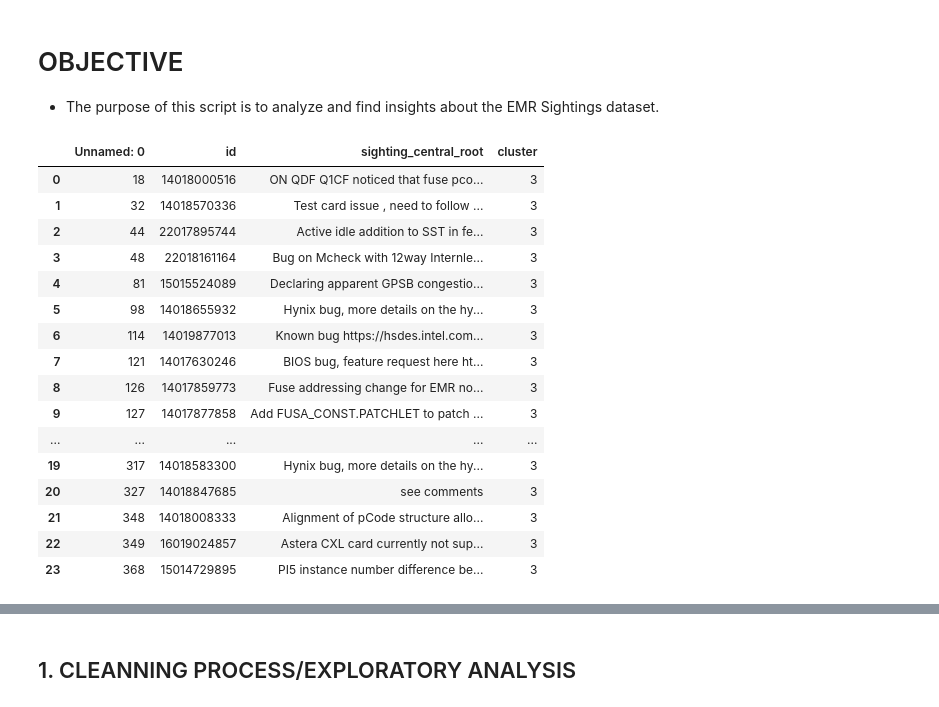
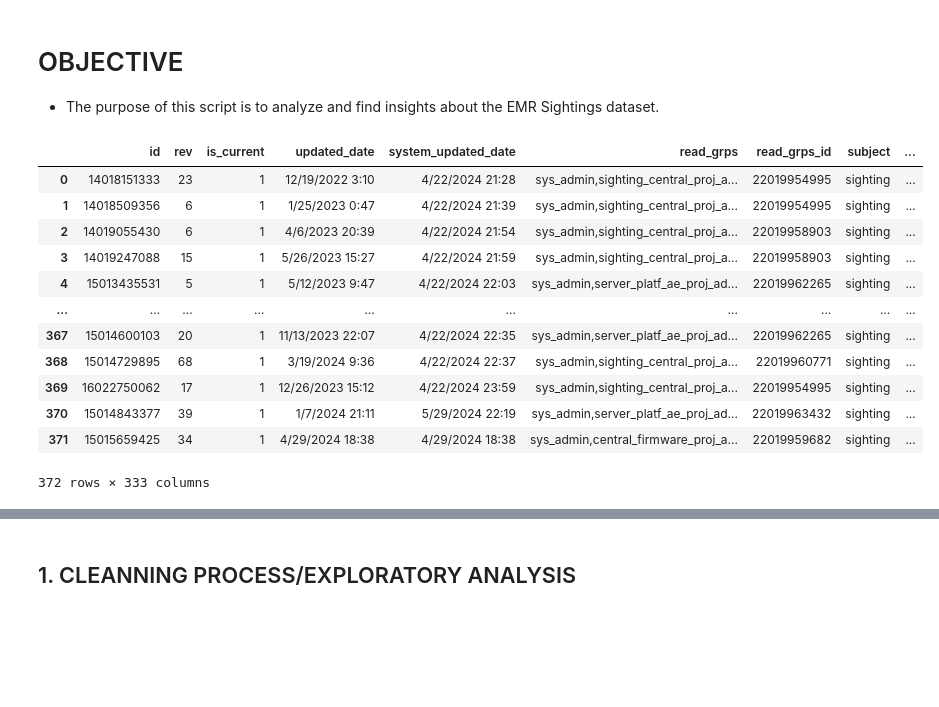
Before and after one commit to oscarhernandezmartinez/AI_WORKSHOP, a Jupyter notebook: TEAM2_EMR_AI_WORKSHOP.ipynb, the cells around one changed output, grey strips where cells are left out. Saved outputs shown, nothing was run; the diff lists cells and outputs as text; code cells hidden in the pictures; blank space fills up the shorter version.

```diff
--- a/TEAM2_EMR_AI_WORKSHOP.ipynb
+++ b/TEAM2_EMR_AI_WORKSHOP.ipynb
@@ -4,29 +4,25 @@
 # %%
 import pandas as pd
 import numpy as np
 import seaborn as sns
 from datetime import datetime
 #from sklearn.model_selection import train_test_split
 import sklearn as sl
 import matplotlib.pyplot as plt
 pd.set_option("display.max_columns",200)
-emr_data=pd.read_csv('C:/Users/oscarahe/OneDrive - Intel Corporation/Desktop/Exceles/clustertres.csv')
+emr_data=pd.read_csv('C:/Users/oscarahe/OneDrive - Intel Corporation/Desktop/Exceles/query2.csv')
 emr_data
 # %% [output]
-|  | Unnamed: 0 | id | sighting_central_root | cluster |
-| 0 | 18 | 14018000516 | ON QDF Q1CF noticed that fuse pco... | 3 |
-| 1 | 32 | 14018570336 | Test card issue , need to follow ... | 3 |
-| 2 | 44 | 22017895744 | Active idle addition to SST in fe... | 3 |
-| 3 | 48 | 22018161164 | Bug on Mcheck with 12way Internle... | 3 |
-| 4 | 81 | 15015524089 | Declaring apparent GPSB congestio... | 3 |
-| 5 | 98 | 14018655932 | Hynix bug, more details on the hy... | 3 |
-| 6 | 114 | 14019877013 | Known bug https://hsdes.intel.com... | 3 |
-| 7 | 121 | 14017630246 | BIOS bug, feature request here ht... | 3 |
-| 8 | 126 | 14017859773 | Fuse addressing change for EMR no... | 3 |
-| 9 | 127 | 14017877858 | Add FUSA_CONST.PATCHLET to patch ... | 3 |
-| ... | ... | ... | ... | ... |
-| 19 | 317 | 14018583300 | Hynix bug, more details on the hy... | 3 |
-| 20 | 327 | 14018847685 | see comments | 3 |
-| 21 | 348 | 14018008333 | Alignment of pCode structure allo... | 3 |
-| 22 | 349 | 16019024857 | Astera CXL card currently not sup... | 3 |
-| 23 | 368 | 15014729895 | PI5 instance number difference be... | 3 |
+|  | id | rev | is_current | updated_date | system_updated_date | read_grps | read_grps_id | subject | ... |
+| 0 | 14018151333 | 23 | 1 | 12/19/2022 3:10 | 4/22/2024 21:28 | sys_admin,sighting_central_proj_a... | 22019954995 | sighting | ... |
+| 1 | 14018509356 | 6 | 1 | 1/25/2023 0:47 | 4/22/2024 21:39 | sys_admin,sighting_central_proj_a... | 22019954995 | sighting | ... |
+| 2 | 14019055430 | 6 | 1 | 4/6/2023 20:39 | 4/22/2024 21:54 | sys_admin,sighting_central_proj_a... | 22019958903 | sighting | ... |
+| 3 | 14019247088 | 15 | 1 | 5/26/2023 15:27 | 4/22/2024 21:59 | sys_admin,sighting_central_proj_a... | 22019958903 | sighting | ... |
+| 4 | 15013435531 | 5 | 1 | 5/12/2023 9:47 | 4/22/2024 22:03 | sys_admin,server_platf_ae_proj_ad... | 22019962265 | sighting | ... |
+| ... | ... | ... | ... | ... | ... | ... | ... | ... | ... |
+| 367 | 15014600103 | 20 | 1 | 11/13/2023 22:07 | 4/22/2024 22:35 | sys_admin,server_platf_ae_proj_ad... | 22019962265 | sighting | ... |
+| 368 | 15014729895 | 68 | 1 | 3/19/2024 9:36 | 4/22/2024 22:37 | sys_admin,sighting_central_proj_a... | 22019960771 | sighting | ... |
+| 369 | 16022750062 | 17 | 1 | 12/26/2023 15:12 | 4/22/2024 23:59 | sys_admin,sighting_central_proj_a... | 22019954995 | sighting | ... |
+| 370 | 15014843377 | 39 | 1 | 1/7/2024 21:11 | 5/29/2024 22:19 | sys_admin,server_platf_ae_proj_ad... | 22019963432 | sighting | ... |
+| 371 | 15015659425 | 34 | 1 | 4/29/2024 18:38 | 4/29/2024 18:38 | sys_admin,central_firmware_proj_a... | 22019959682 | sighting | ... |
+372 rows × 333 columns
```
Also changed, not shown: parts of 78 cells of this notebook, 5 other files.
